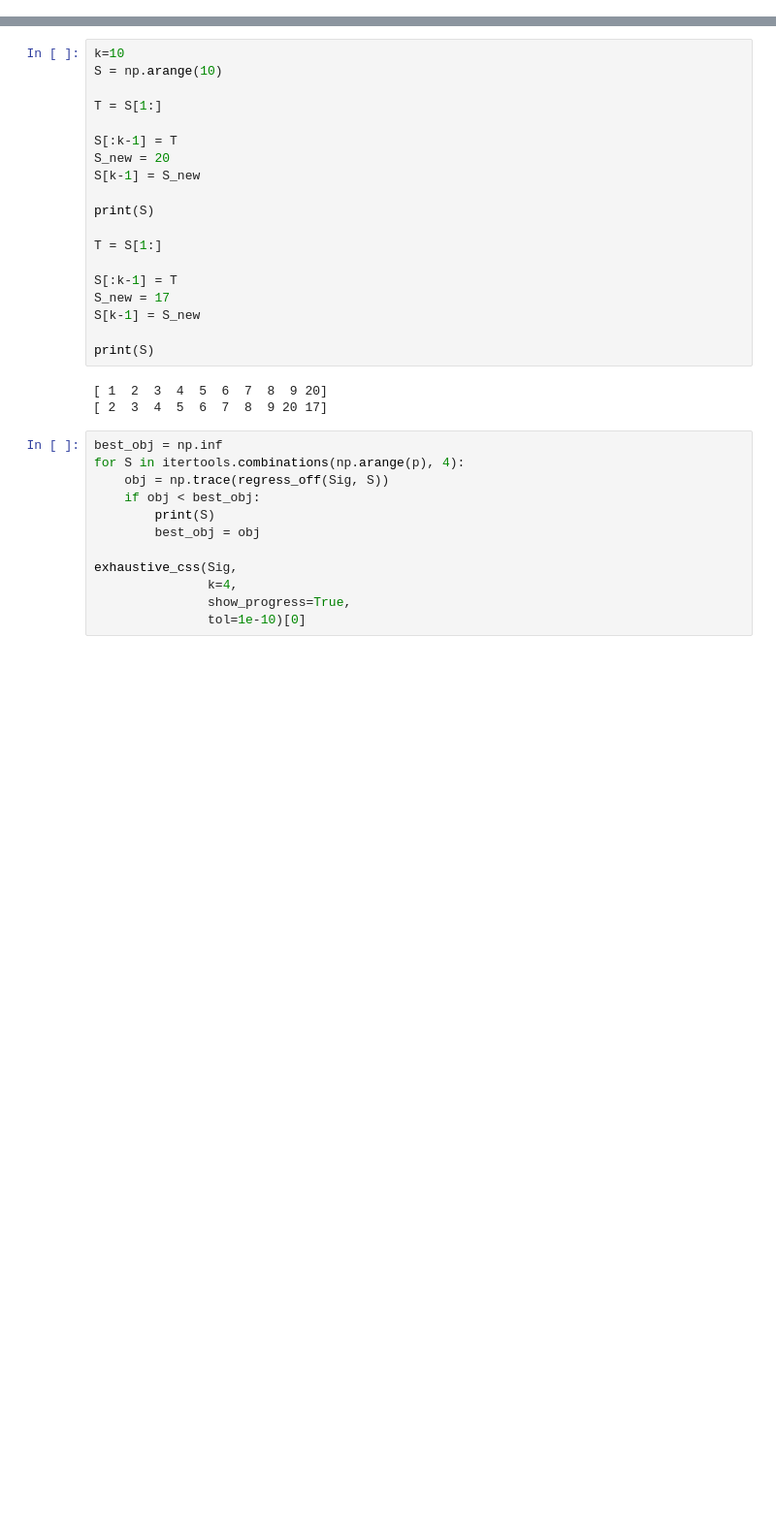
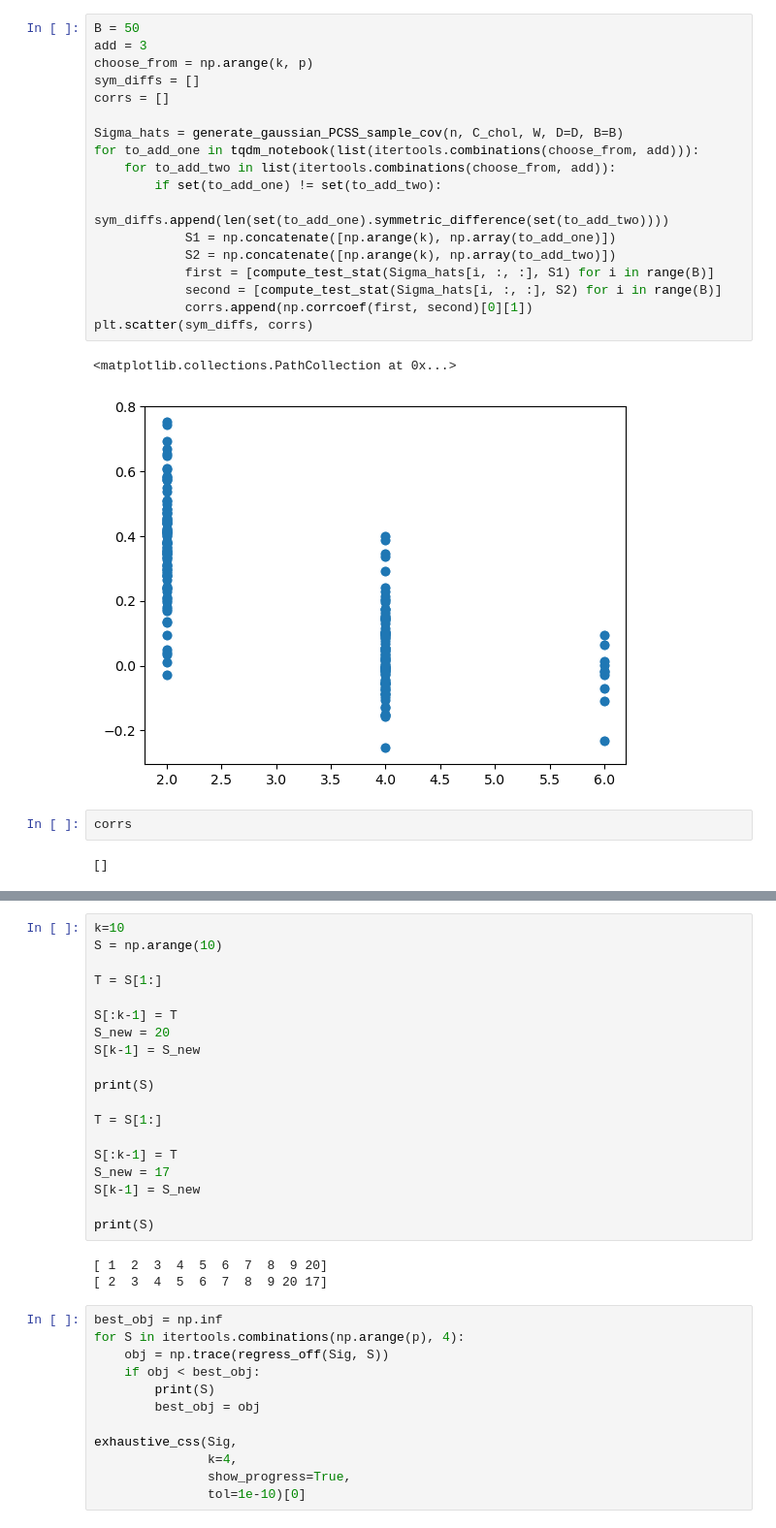
Before and after one commit to AnavSood/CSS, a Jupyter notebook: notebooks/Development Notebook.ipynb, the cells around one changed output, grey strips where cells are left out. Shown: that part at 97% size. Drawn from its saved outputs; the diff is of its cells as text; blank space fills up the shorter version.

```diff
--- a/notebooks/Development Notebook.ipynb
+++ b/notebooks/Development Notebook.ipynb
@@ -47,0 +77,25 @@ print(compute_test_stat(Sig, S20))
+# %%
+B = 50
+add = 3
+choose_from = np.arange(k, p)
+sym_diffs = []
+corrs = []
+
+Sigma_hats = generate_gaussian_PCSS_sample_cov(n, C_chol, W, D=D, B=B)
+for to_add_one in tqdm_notebook(list(itertools.combinations(choose_from, add))):
+    for to_add_two in list(itertools.combinations(choose_from, add)):
+        if set(to_add_one) != set(to_add_two):
+            sym_diffs.append(len(set(to_add_one).symmetric_difference(set(to_add_two))))
+            S1 = np.concatenate([np.arange(k), np.array(to_add_one)])
+            S2 = np.concatenate([np.arange(k), np.array(to_add_two)])
+            first = [compute_test_stat(Sigma_hats[i, :, :], S1) for i in range(B)]
+            second = [compute_test_stat(Sigma_hats[i, :, :], S2) for i in range(B)]
+            corrs.append(np.corrcoef(first, second)[0][1])
+plt.scatter(sym_diffs, corrs)
+# %% [output]
+<matplotlib.collections.PathCollection at 0x...>
+[figure, added]
+# %%
+corrs
+# %% [output]
+[]
```
Also changed, not shown: parts of 17 cells of this notebook, 23 other files.
